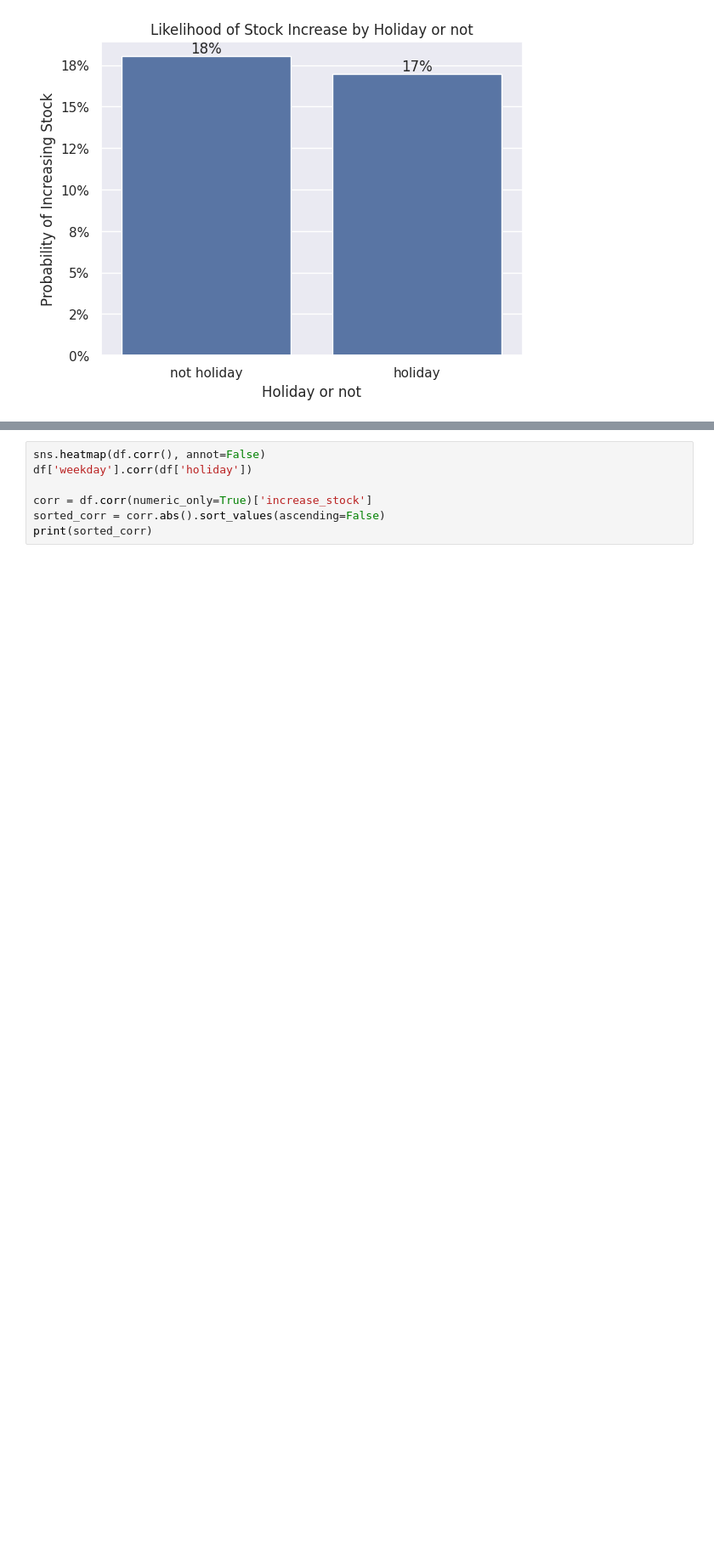
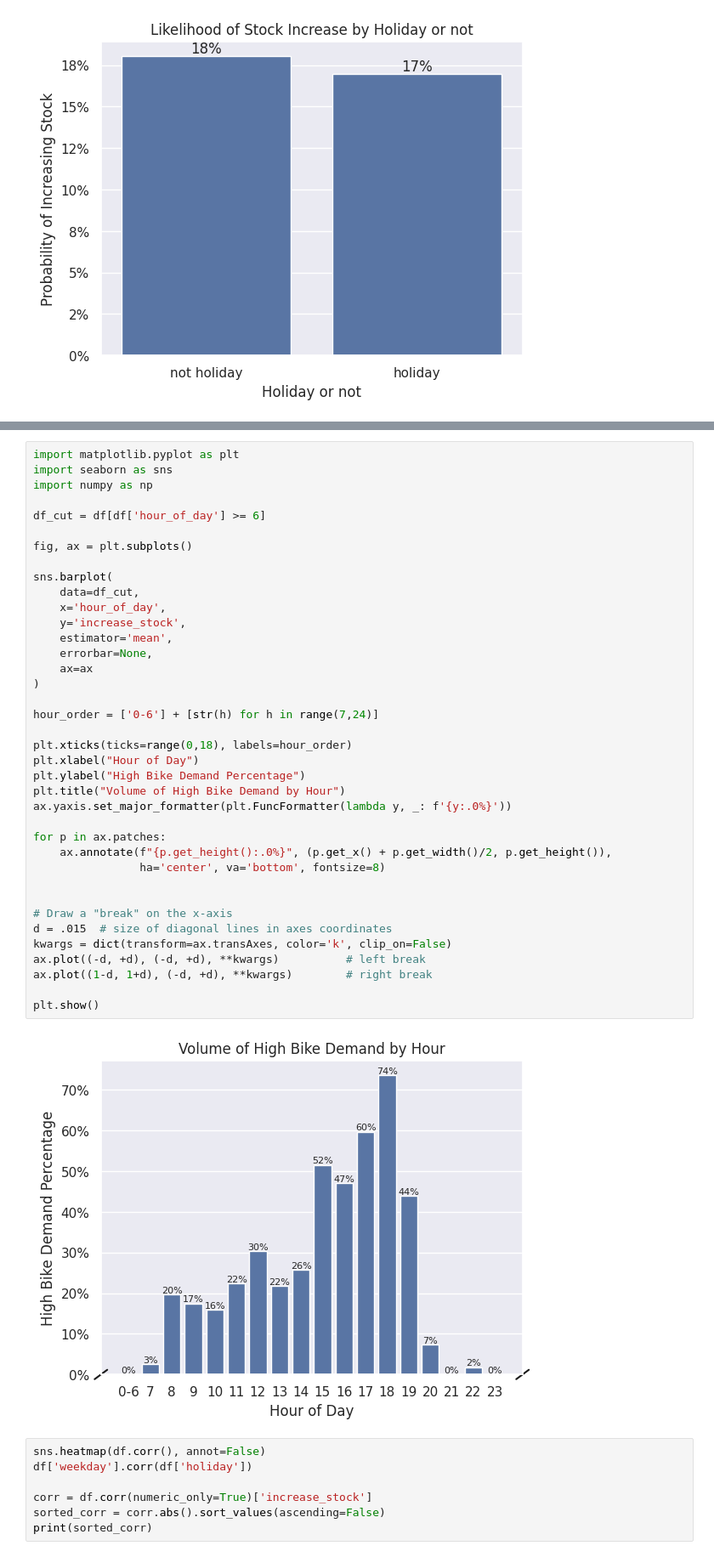
Before and after one commit to JonnaBauer/Smasken, a Jupyter notebook: data_analysis.ipynb, the cells around one changed output, grey strips where cells are left out. Shown: that part at 85% size. Drawn from its saved outputs; the diff is of its cells as text; blank space fills up the shorter version.

```diff
--- a/data_analysis.ipynb
+++ b/data_analysis.ipynb
@@ -136,3 +174,43 @@ plt.show()
+# %%
+import matplotlib.pyplot as plt
+import seaborn as sns
+import numpy as np
+
+df_cut = df[df['hour_of_day'] >= 6]
+
+fig, ax = plt.subplots()
+
+sns.barplot(
+    data=df_cut,
+    x='hour_of_day',
+    y='increase_stock',
+    estimator='mean',
+    errorbar=None,
+    ax=ax
+)
+
+hour_order = ['0-6'] + [str(h) for h in range(7,24)]
+
+plt.xticks(ticks=range(0,18), labels=hour_order)
+plt.xlabel("Hour of Day")
+plt.ylabel("High Bike Demand Percentage")
+plt.title("Volume of High Bike Demand by Hour")
+ax.yaxis.set_major_formatter(plt.FuncFormatter(lambda y, _: f'{y:.0%}'))
+
+for p in ax.patches:
+    ax.annotate(f"{p.get_height():.0%}", (p.get_x() + p.get_width()/2, p.get_height()),
+                ha='center', va='bottom', fontsize=8)
+
+
+# Draw a "break" on the x-axis
+d = .015  # size of diagonal lines in axes coordinates
+kwargs = dict(transform=ax.transAxes, color='k', clip_on=False)
+ax.plot((-d, +d), (-d, +d), **kwargs)          # left break
+ax.plot((1-d, 1+d), (-d, +d), **kwargs)        # right break
+
+plt.show()
+# %% [output]
+[figure, added]
 # %%
 sns.heatmap(df.corr(), annot=False)
 df['weekday'].corr(df['holiday'])
```
Also changed, not shown: parts of 9 cells of this notebook.
